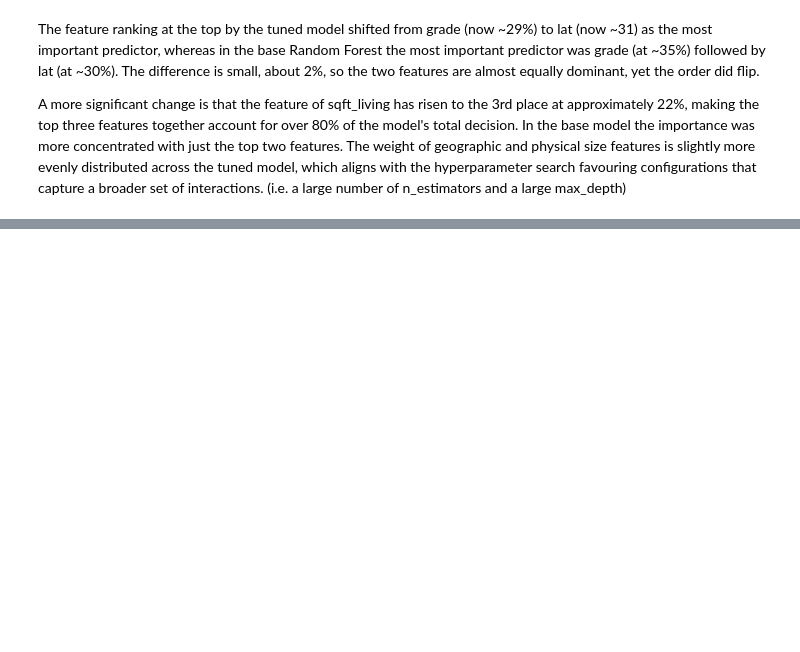
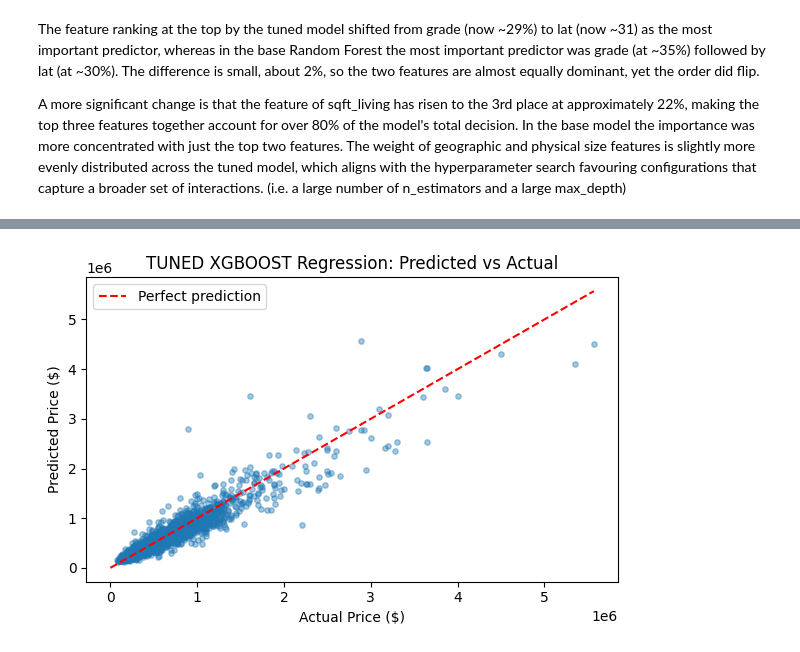
Before and after one commit to FishyFoshy/COMP3608-Project, a Jupyter notebook: Dataset_3.ipynb, the cells around one changed output, grey strips where cells are left out. Saved outputs shown, nothing was run; the diff lists cells and outputs as text; code cells hidden in the pictures; blank space fills up the shorter version.

```diff
--- a/Dataset_3.ipynb
+++ b/Dataset_3.ipynb
@@ -648,0 +738,28 @@ A more significant change is that the feature of sqft_living has risen to the 3r
+# %%
+import sklearn
+hp_model=XGBRegressor(random_state=42)
+params = {
+    'n_estimators': [100, 300, 600,650,625, 800],
+    'max_depth': [3, 6, 4,7,5,2],
+    'learning_rate': [0.01,0.08,0.3 ,0.03, 0.05,0.1],
+    'reg_lambda': [2,2.5,5,10,12,7]
+}
+
+xg_random=sklearn.model_selection.RandomizedSearchCV(estimator=hp_model,
+            param_distributions=params,
+            cv=5,
+            n_iter=100,
+            scoring= scoring_dict,
+            refit= 'mae',
+            n_jobs =-1,
+            verbose=5,
+            return_train_score=True,
+            random_state=42)
+
+xg_random.fit(x_train, y_train)
+print("Best Parameters:", xg_random.best_params_)
+
+best_model= xg_random.best_estimator_
+xg_predictions = best_model.predict(x_test)
+y_test_org = np.expm1(y_test)
+xg_predictions_org = np.expm1(xg_predictions)
@@ -648,0 +818,14 @@ A more significant change is that the feature of sqft_living has risen to the 3r
+# %%
+plt.figure(figsize=(6,4))
+plt.scatter(y_test_org, xg_predictions_org, alpha=0.4, s=15)
+max_val = max(y_test_org.max(), xg_predictions_org.max())
+plt.plot([0, max_val], [0, max_val], 'r--', label='Perfect prediction')
+
+plt.xlabel('Actual Price ($)')
+plt.ylabel('Predicted Price ($)')
+plt.title('TUNED XGBOOST Regression: Predicted vs Actual')
+plt.legend()
+plt.tight_layout()
+plt.show()
+# %% [output]
+[figure, added]
```
Also changed, not shown: parts of 20 cells of this notebook.
